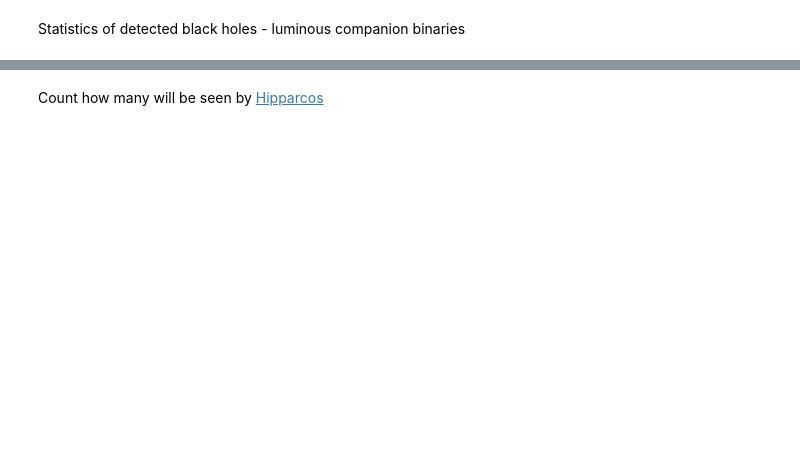
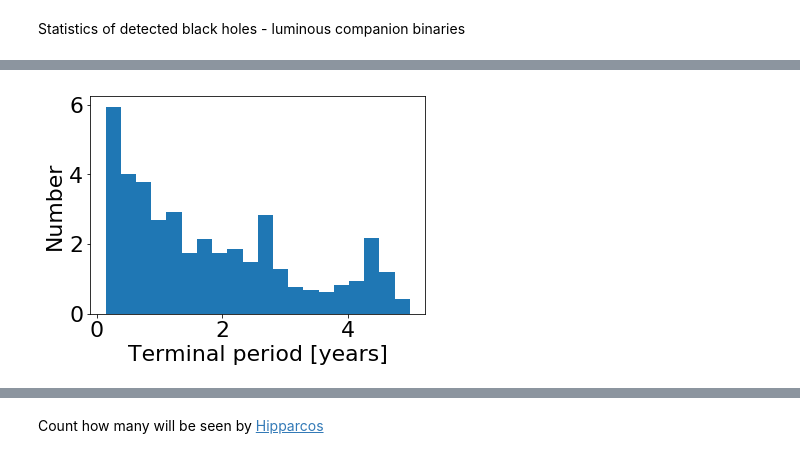
Before and after one commit to bolverk/gaia_black_hole_binaries, a Jupyter notebook: stellar_binary_monte_carlo.ipynb, the cells around one changed output, grey strips where cells are left out. Saved outputs shown, nothing was run; the diff lists cells and outputs as text; code cells hidden in the pictures; blank space fills up the shorter version.

```diff
--- a/stellar_binary_monte_carlo.ipynb
+++ b/stellar_binary_monte_carlo.ipynb
@@ -346,3 +346,10 @@ pass
+# %%
+pylab.hist(ssp['terminal period'][mask],20, weights=ssp['statistical weight'][mask])
+pylab.xlabel('Terminal period [years]');
+pylab.ylabel('Number')
+pass
+# %% [output]
+[figure, added]
 # %%
 pylab.hist(ssp['distance from earth'][mask]/1000,20, weights=ssp['statistical weight'][mask])
 pylab.xlabel('Distance from earth [kpc]');
```
Also changed, not shown: parts of 31 cells of this notebook.
